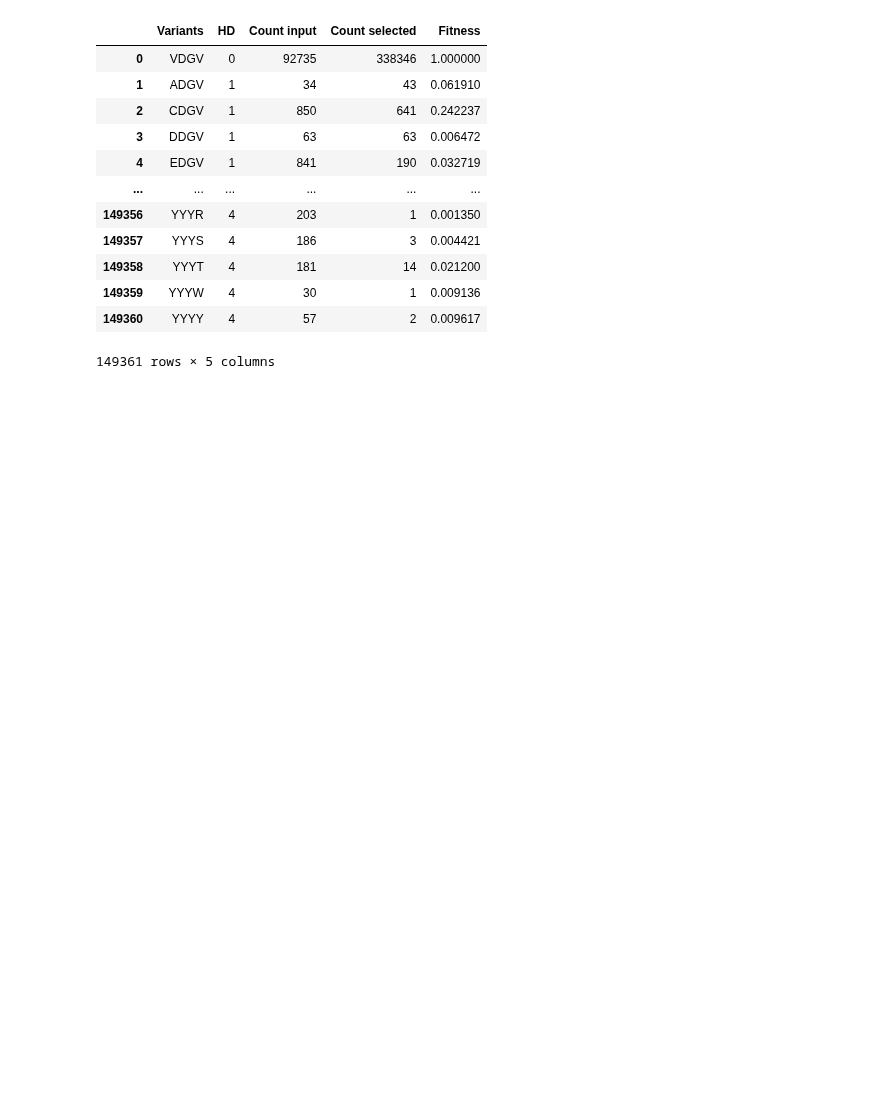
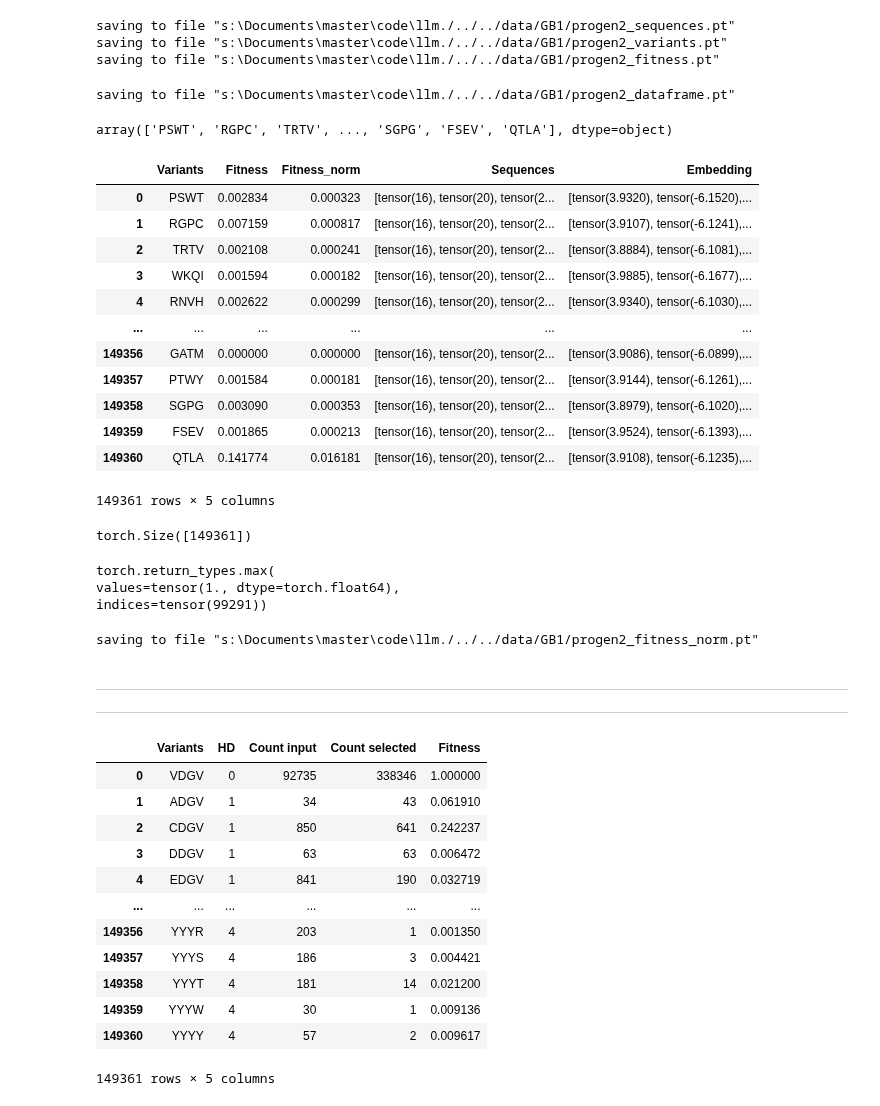
Before and after one commit to soldatmat/PELLM, a Jupyter notebook: code/llm/sandbox.ipynb, the cells around one changed output. Drawn from its saved outputs; the diff is of its cells as text; code cells hidden in the pictures; blank space fills up the shorter version.

```diff
--- a/code/llm/sandbox.ipynb
+++ b/code/llm/sandbox.ipynb
@@ -0,0 +52,20 @@
+# %%
+save_pt_file(
+    sequences,
+    save_to="./../../data/GB1/progen2_sequences.pt",
+    absolute_path=False,
+)
+save_pt_file(
+    variants,
+    save_to="./../../data/GB1/progen2_variants.pt",
+    absolute_path=False,
+)
+save_pt_file(
+    fitness,
+    save_to="./../../data/GB1/progen2_fitness.pt",
+    absolute_path=False,
+)
+# %% [output]
+saving to file "s:\Documents\master\code\llm./../../data/GB1/progen2_sequences.pt"
+saving to file "s:\Documents\master\code\llm./../../data/GB1/progen2_variants.pt"
+saving to file "s:\Documents\master\code\llm./../../data/GB1/progen2_fitness.pt"
@@ -0,0 +88,29 @@
+# %%
+save_pt_file(
+    df,
+    save_to="./../../data/GB1/progen2_dataframe.pt",
+    absolute_path=False,
+)
+# %% [output]
+saving to file "s:\Documents\master\code\llm./../../data/GB1/progen2_dataframe.pt"
+# %%
+df.variant.values
+# %% [output]
+array(['PSWT', 'RGPC', 'TRTV', ..., 'SGPG', 'FSEV', 'QTLA'], dtype=object)
+# %%
+df = torch.load("./../../data/GB1/progen2_dataframe.pt")
+df
+# %% [output]
+|  | Variants | Fitness | Fitness_norm | Sequences | Embedding |
+| 0 | PSWT | 0.002834 | 0.000323 | [tensor(16), tensor(20), tensor(2... | [tensor(3.9320), tensor(-6.1520),... |
+| 1 | RGPC | 0.007159 | 0.000817 | [tensor(16), tensor(20), tensor(2... | [tensor(3.9107), tensor(-6.1241),... |
+| 2 | TRTV | 0.002108 | 0.000241 | [tensor(16), tensor(20), tensor(2... | [tensor(3.8884), tensor(-6.1081),... |
+| 3 | WKQI | 0.001594 | 0.000182 | [tensor(16), tensor(20), tensor(2... | [tensor(3.9885), tensor(-6.1677),... |
+| 4 | RNVH | 0.002622 | 0.000299 | [tensor(16), tensor(20), tensor(2... | [tensor(3.9340), tensor(-6.1030),... |
+| ... | ... | ... | ... | ... | ... |
+| 149356 | GATM | 0.000000 | 0.000000 | [tensor(16), tensor(20), tensor(2... | [tensor(3.9086), tensor(-6.0899),... |
+| 149357 | PTWY | 0.001584 | 0.000181 | [tensor(16), tensor(20), tensor(2... | [tensor(3.9144), tensor(-6.1261),... |
+| 149358 | SGPG | 0.003090 | 0.000353 | [tensor(16), tensor(20), tensor(2... | [tensor(3.8979), tensor(-6.1020),... |
+| 149359 | FSEV | 0.001865 | 0.000213 | [tensor(16), tensor(20), tensor(2... | [tensor(3.9524), tensor(-6.1393),... |
+| 149360 | QTLA | 0.141774 | 0.016181 | [tensor(16), tensor(20), tensor(2... | [tensor(3.9108), tensor(-6.1235),... |
+149361 rows × 5 columns
@@ -1,3 +121,24 @@
+# %%
+fitness_norm.size()
+# %% [output]
+torch.Size([149361])
+# %%
+torch.max(fitness_norm, dim=0)
+# %% [output]
+torch.return_types.max(
+values=tensor(1., dtype=torch.float64),
+indices=tensor(99291))
+# %%
+save_pt_file(
+    fitness_norm,
+    save_to="./../../data/GB1/progen2_fitness_norm.pt",
+    absolute_path=False,
+)
+# %% [output]
+saving to file "s:\Documents\master\code\llm./../../data/GB1/progen2_fitness_norm.pt"
+# %% [markdown]
+___
+___
 # %%
 %load_ext autoreload
 %autoreload 2
```
Also changed, not shown: parts of 10 cells of this notebook, 17 other files.
